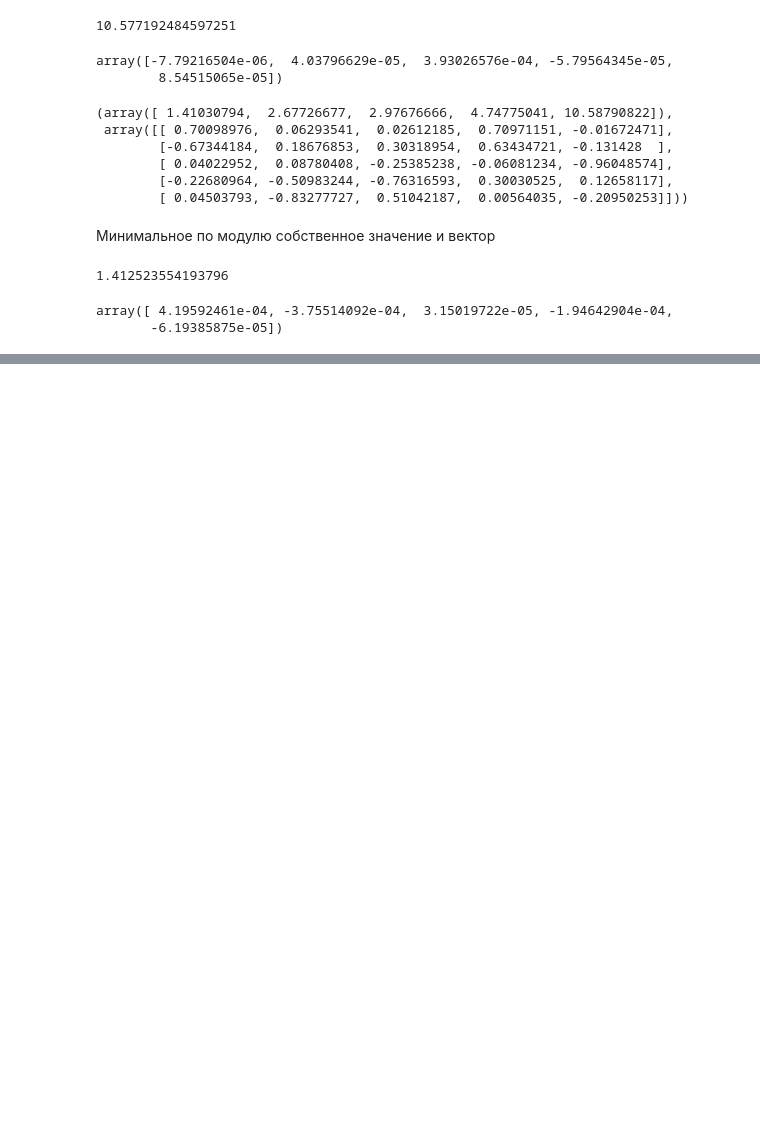
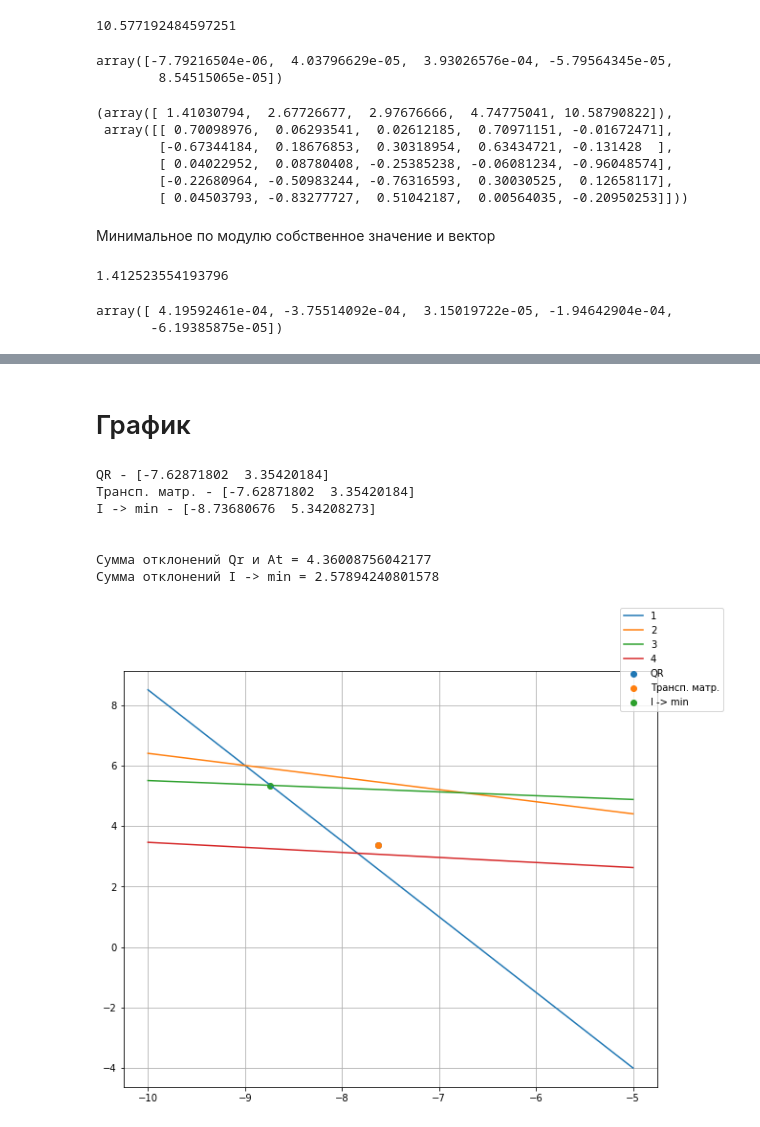
Before and after one commit to alwayswannasky/Numerical-methods, a Jupyter notebook: Решение СЛАУ. Собственные значения и векторы.ipynb, the cells around one changed output, grey strips where cells are left out. Cells and saved outputs as stored; diff of their text form; code cells hidden in the pictures; blank space fills up the shorter version.

```diff
--- a/Решение СЛАУ. Собственные значения и векторы.ipynb
+++ b/Решение СЛАУ. Собственные значения и векторы.ipynb
@@ -816,0 +881,4 @@ array([ 4.19592461e-04, -3.75514092e-04,  3.15019722e-05, -1.94642904e-04,
+# %%
+a_new = (a.T).dot(a)
+b_new = (a.T).dot(b)
+a_new, b_new
@@ -816,0 +889,3 @@ array([ 4.19592461e-04, -3.75514092e-04,  3.15019722e-05, -1.94642904e-04,
+# %%
+at = np.linalg.solve(a_new, b_new)
+at
@@ -816,0 +898,9 @@ array([ 4.19592461e-04, -3.75514092e-04,  3.15019722e-05, -1.94642904e-04,
+# %%
+x, y = sp.symbols('x y')
+F_sympy = sum([abs(a[i][0] * x + a[i][1] * y - b[i]) / (a[i][0] * a[i][0] + a[i][1] * a[i][1])**(1 / 2) for i in range(len(a))])
+def F(t):
+    return sum([abs(a[i][0] * t[0] + a[i][1] * t[1] - b[i]) / (a[i][0] * a[i][0] + a[i][1] * a[i][1])**(1 / 2)
+                for i in range(len(a))])
+# %%
+M = minimize(F, [0, 0], method = "nelder-mead")
+M
@@ -816,0 +918,29 @@ array([ 4.19592461e-04, -3.75514092e-04,  3.15019722e-05, -1.94642904e-04,
+# %% [markdown]
+# График
+# %%
+print(f'QR - {x_qr}', f'Трансп. матр. - {at}' , f'I -> min - {M.x}', '\n', sep='\n')
+print(f'Сумма отклонений Qr и At = {F_sympy.subs({x : at[0], y : at[1]})}')
+print(f'Сумма отклонений I -> min = {F_sympy.subs({x : M.x[0], y : M.x[1]})}')
+
+fig, ax = plt.subplots()
+
+xdata = np.linspace(min(math.ceil(at[0]), math.ceil(M.x[0])) - 2, max(math.ceil(at[0]), math.ceil(M.x[0])) + 2, 100)
+for i in range(len(a)):
+    plt.plot(xdata, line(a[i][0], a[i][1], b[i], xdata), label = f'{i + 1}')
+plt.scatter(x_qr[0], x_qr[1], label = 'QR')
+plt.scatter(at[0], at[1], label = 'Трансп. матр.')
+plt.scatter(M.x[0], M.x[1], label = 'I -> min')
+plt.grid()
+fig.legend()
+fig.set_figwidth(10)
+fig.set_figheight(8)
+plt.show()
+# %% [output]
+QR - [-7.62871802  3.35420184]
+Трансп. матр. - [-7.62871802  3.35420184]
+I -> min - [-8.73680676  5.34208273]
+
+
+Сумма отклонений Qr и At = 4.36008756042177
+Сумма отклонений I -> min = 2.57894240801578
+[figure, added]
```
Also changed, not shown: parts of 15 cells of this notebook, 4 other files.
